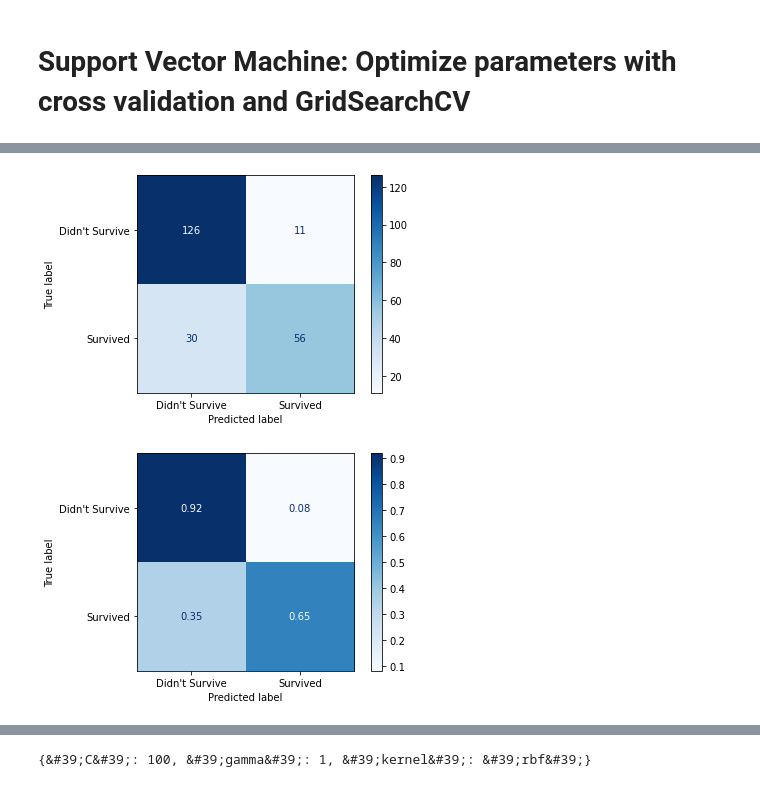
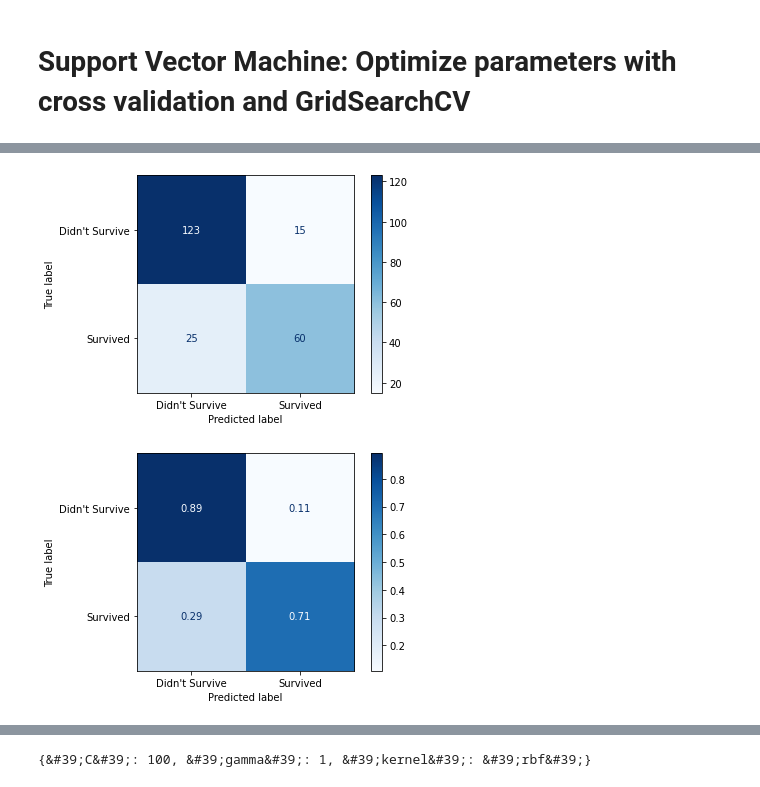
Before and after one commit to PratsNathan/Titanic, a Jupyter notebook: Notebook - Support Vector Machines.ipynb, the cells around one changed output, grey strips where cells are left out. Cells and saved outputs as stored; diff of their text form; code cells hidden in the pictures.

```diff
--- a/Notebook - Support Vector Machines.ipynb
+++ b/Notebook - Support Vector Machines.ipynb
@@ -310,18 +310,18 @@ print(optimal_params.best_params_)
 # %%
-clf_svm = SVC(C=100)
+clf_svm = SVC(C=1,gamma=0.1)
 clf_svm.fit(X_train_scaled,Y_train)
 
 titles_options = [("Confusion matrix, without normalization", None),
                   ("Normalized confusion matrix", 'true')]
 
 for title, normalize in titles_options:
     plot_confusion_matrix(  clf_svm,X_test_scaled,Y_test,
                             display_labels=["Didn't Survive","Survived"],
                             normalize=normalize,
                             cmap=plt.cm.Blues,)
 # %% [output]
-[figure, old version]
+[figure, new version]
-[figure, old version]
+[figure, new version]
 # %%
 pca = PCA()
 X_train_pca = pca.fit_transform(X_train_scaled)
```
Also changed, not shown: parts of 7 cells of this notebook.
